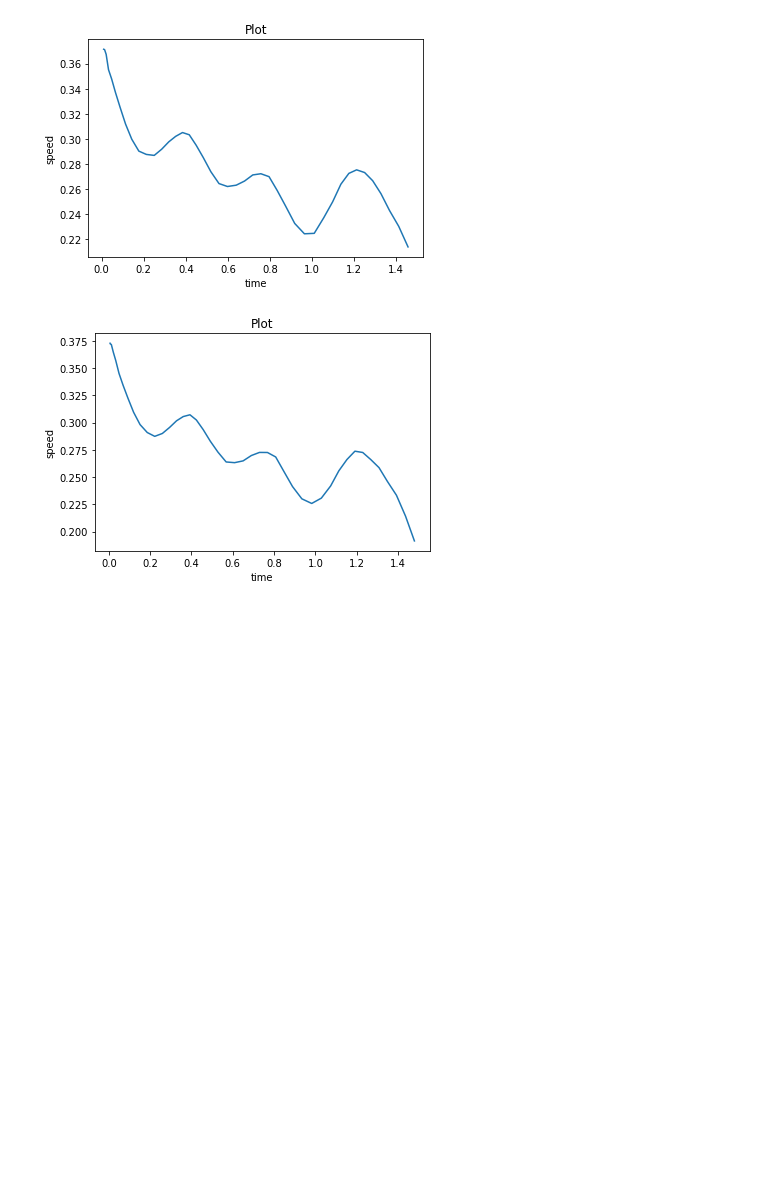
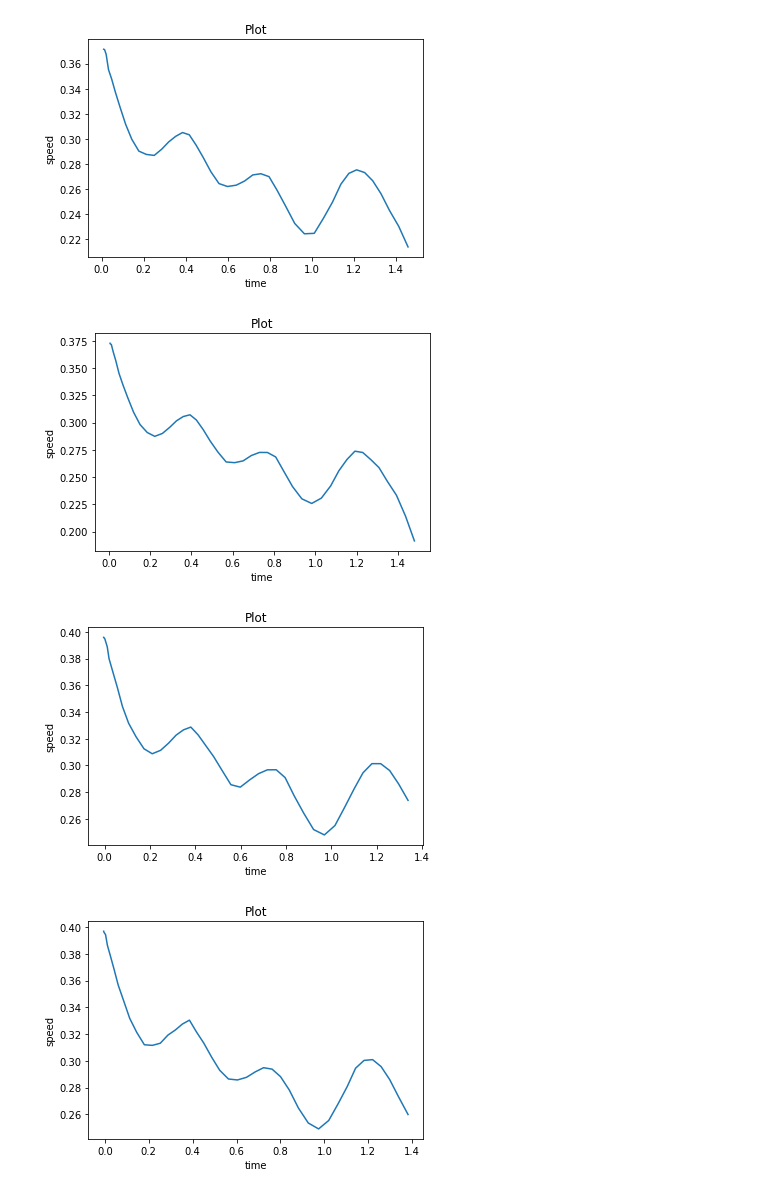
Before and after one commit to nerok/TFY4125-305-1, a Jupyter notebook: Øving2.ipynb, the cells around one changed output. Saved outputs shown, nothing was run; the diff lists cells and outputs as text; code cells hidden in the pictures; blank space fills up the shorter version.

Commit message:
Importer alle filene

```diff
--- a/Øving2.ipynb
+++ b/Øving2.ipynb
@@ -5,7 +6,7 @@ import matplotlib.pyplot as plt
 %matplotlib inline
 # %%
 def import_and_clean_data(path):
-    data_inputs = list(map(lambda x: x.strip().split("\t"), open(f"./9/{path}", "r")))
+    data_inputs = list(map(lambda x: x.strip().split("\t"), open(f"./{path}", "r")))
     data = []
     for idx, datum in enumerate(data_inputs):
         if idx == 0 or idx == 1:
@@ -17,8 +18,6 @@ def import_and_clean_data(path):
 
     data = np.array(data)
     return np.array(data)
-
-data = import_and_clean_data("txy_9_1.csv")
 # %%
 def plot(x_data, y_data, title="Plot"):
     plt.plot(x_data, y_data)
@@ -29,13 +28,15 @@ def plot(x_data, y_data, title="Plot"):
     plt.show()
 # %%
 files = []
-for i in range(1, 3):
+for i in range(1, 10):
     files.append(import_and_clean_data(f"txy_9_{i}.csv"))
 
 for file in files:
     # Plots y distance over time
     # 0 is time, 1 is x, and 2 is y
     plot(file[:,1], file[:,2])
 # %% [output]
-[figure, old version]
+[figure, new version]
-[figure, old version]
+[figure, new version]
+[figure, added]
+[figure, added]
```
Also changed, not shown: parts of 5 cells of this notebook.
